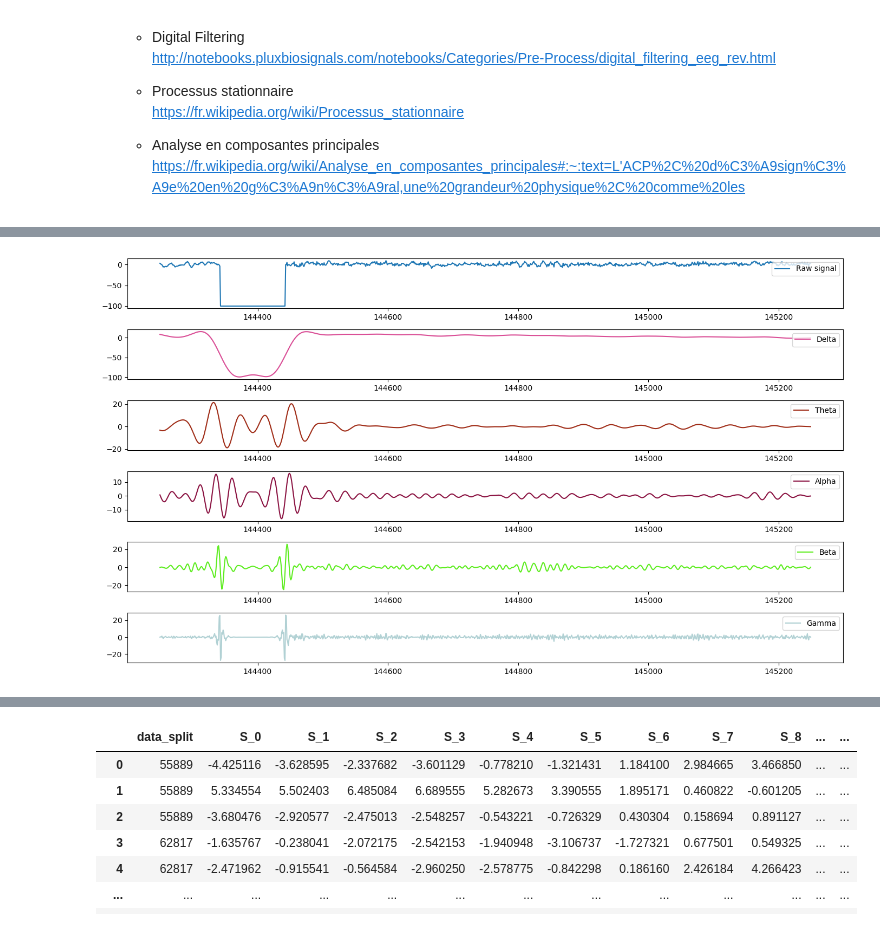
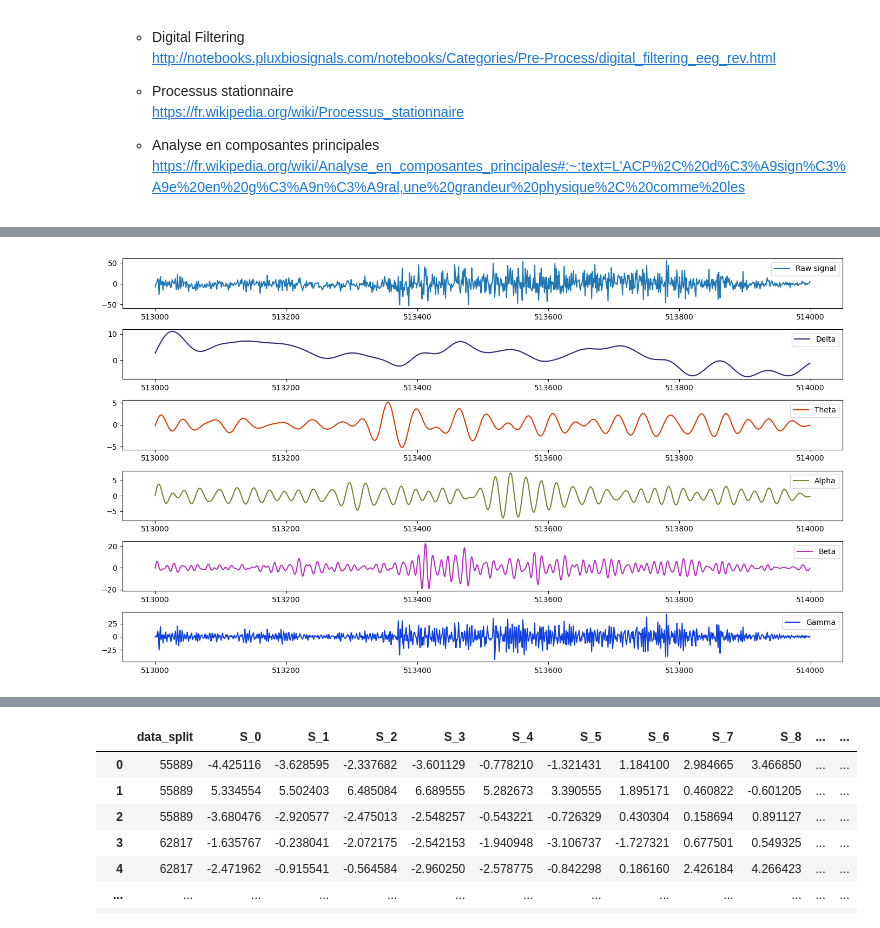
Before and after one commit to philippe-dpz/EEG_proj_repo, a Jupyter notebook: notebooks/Brn_EEG.ipynb, the cells around one changed output, grey strips where cells are left out. Saved outputs shown, nothing was run; the diff lists cells and outputs as text; code cells hidden in the pictures.

```diff
--- a/notebooks/Brn_EEG.ipynb
+++ b/notebooks/Brn_EEG.ipynb
@@ -273,4 +290,10 @@ def simple_thresholding(serie : list) -> tuple[float, list] :
 # %%
+### Ploting
+
+import matplotlib.pyplot as plt
+
+%matplotlib inline
+
 ### Visualiser le signal original et les bandes de fréquences filtrées
 def plot_wavelets(raw : list, signals : dict[str, list], size : tuple[int, int] = (14, 8)) -> None:
     x_ticks = raw.index
@@ -280,12 +303,13 @@ def plot_wavelets(raw : list, signals : dict[str, list], size : tuple[int, int]
     ax[0].legend(loc = 'upper right')
 
     for i, (band, signal) in enumerate(signals.items()):
-        ax[i + 1].plot(pd.Series(signal, x_ticks), label = f'{band}',
-                        c = np.random.rand(1, 3)[0])
-        ax[i + 1].legend(loc = 'upper right')
+        me = ax[i + 1]
+
+        me.plot(pd.Series(signal, x_ticks), label = f'{band}', c = np.random.rand(1, 3)[0])
+        me.legend(loc = 'upper right')
 
     plt.tight_layout()
-    plt.show()
+    plt.show();
 
 ###
 def plot_window(df : pd.DataFrame, cols : list | str, start : int = 0, size : int = None) -> None :
@@ -295,14 +319,14 @@ def plot_window(df : pd.DataFrame, cols : list | str, start : int = 0, size : in
     if type(cols) is list :
         for c in cols :
             if '+' in c :
-                plt.plot(df[[x.strip() for x in c.split('+')]][start : end].sum(axis = 1), label = c)
+                plt.plot(df[[x.strip() for x in c.split('+')]][start : end].sum(axis = 1), label = c);
             else :
-                plt.plot(df[c][start : end], label = c)
+                plt.plot(df[c][start : end], label = c);
     else :
-        plt.plot(df[cols][start : end], label = c)
+        plt.plot(df[cols][start : end], label = c);
 
 ###
-def spectrogram_fromEEG(raw_data : list, Sampling_rate : int, prior_cut_off : int = 0,
+def spectrogram_from_EEG(raw_data : list, Sampling_rate : int, prior_cut_off : int = 0,
                         later_cut_off : int = 120, axe : plt.axes = None) -> None :
     f, t, Sxx = signal.spectrogram(raw_data, fs = Sampling_rate)
 
@@ -326,7 +352,8 @@ hands   = {0 : 'Left', 1 : 'Right'}
 butter_coeff = {band : butter_bandpass(low, high, SAMPLE_RATE) for band, (low, high) in bands.items()}
 # %%
 path  = "../data/data.zip"
-files = [f'B0{i}0{j}T.csv' for i in range(1, 10) for j in range(1, 4)]
+files = [f'B0{i}0{j}T.csv' for i in range(1, 2) for j in range(1, 4)]
+# files = [f'B0{i}0{j}T.csv' for i in range(1, 10) for j in range(1, 4)]
 
 df_train_csv = csv_in_zip(path, sous_repertoir = 'train', fichiers_specifiques = files)
 df_label_csv = csv_in_zip(path, sous_repertoir = 'y_train_only', fichiers_specifiques = files)
@@ -334,26 +395,26 @@ df_label_csv = csv_in_zip(path, sous_repertoir = 'y_train_only', fichiers_specif
 # %%
 ###
 # Test de décomposition des signaux en bandes de fréquences spécifiques compatibles avec les répartitions usuelles
 # dans le domaine des EEG ['Delta', 'Theta', 'Alpha', 'Beta', 'Gamma']
 ###
-k  = 144.25
+k  = 513 # 144
 r  = range(int(scope * (k + 0)), int(scope * (k + 1)))
 df = df_train_csv[0]
 #
 c3 = df.loc[r, 'C3']
 # c4 = df.loc[r, 'C4']
 # cz = df.loc[r, 'Cz']
 #
 r3 = {band : bandpass_filter(c3, b, a) for band, (b, a) in butter_coeff.items()}
 # r4 = {band : bandpass_filter(c4, b, a) for band, (b, a) in b_coeff.items()}
 # rz = {band : bandpass_filter(cz, b, a) for band, (b, a) in b_coeff.items()}
 #
 # plt.figure(figsize = (13, 3))
 # plt.plot(df.loc[r, 'C3'])
 # plt.show()
 #
 plot_wavelets(c3, r3)
 # plot_wavelets(c4, r4)
 # plot_wavelets(cz, rz)
 # %% [output]
-[figure, old version]
+[figure, new version]
```
Also changed, not shown: parts of 8 cells of this notebook.
